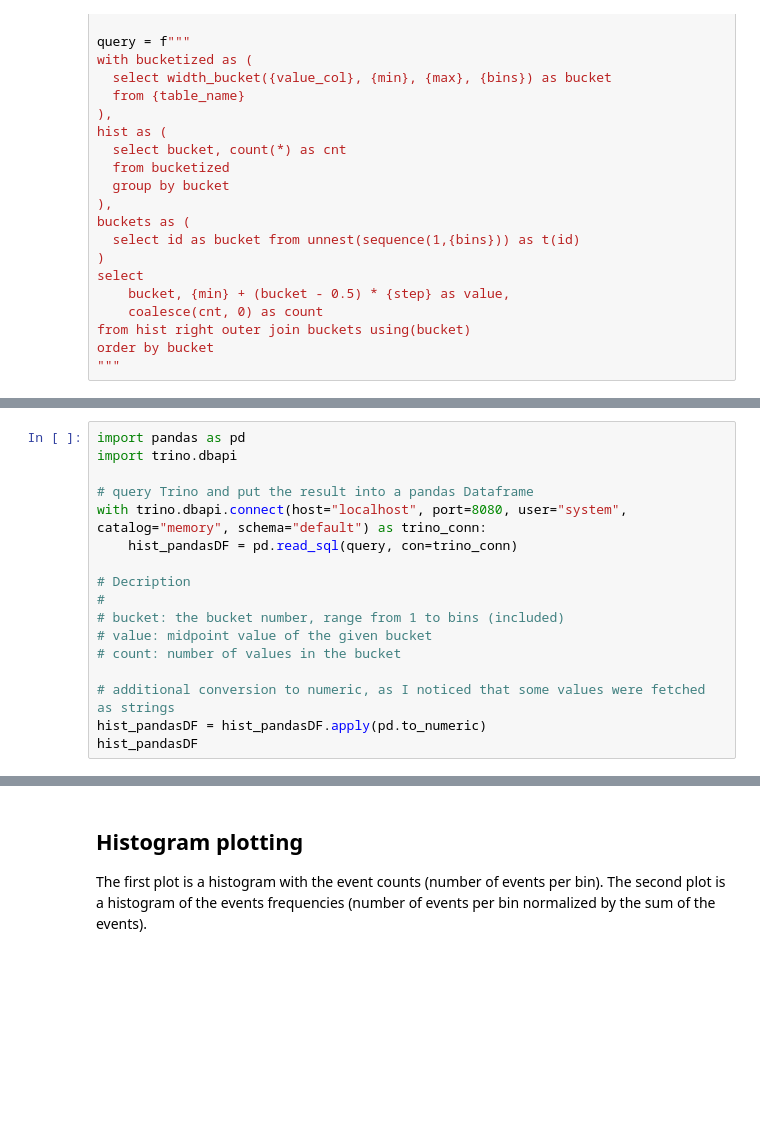
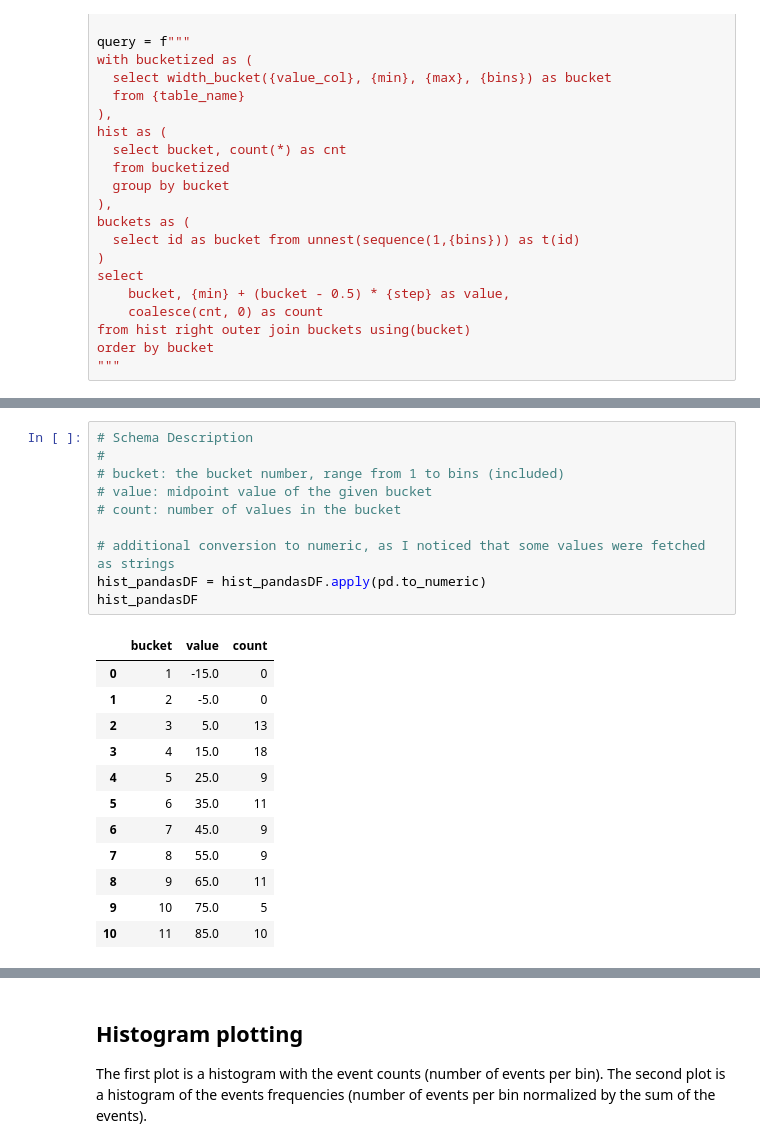
Before and after one commit to LucaCanali/Miscellaneous, a Jupyter notebook: Trino_Presto_Jupyter/Trino_histograms.ipynb, the cells around one changed output, grey strips where cells are left out. Saved outputs shown, nothing was run; the diff lists cells and outputs as text; blank space fills up the shorter version.

```diff
--- a/Trino_Presto_Jupyter/Trino_histograms.ipynb
+++ b/Trino_Presto_Jupyter/Trino_histograms.ipynb
@@ -65,20 +75,26 @@ order by bucket
 # %%
-import pandas as pd
-import trino.dbapi
-
-# query Trino and put the result into a pandas Dataframe
-with trino.dbapi.connect(host="localhost", port=8080, user="system", catalog="memory", schema="default") as trino_conn:
-    hist_pandasDF = pd.read_sql(query, con=trino_conn)
-
-# Decription
+# Schema Description
 #
 # bucket: the bucket number, range from 1 to bins (included)
 # value: midpoint value of the given bucket
 # count: number of values in the bucket
 
 # additional conversion to numeric, as I noticed that some values were fetched as strings
 hist_pandasDF = hist_pandasDF.apply(pd.to_numeric)
 hist_pandasDF
+# %% [output]
+|  | bucket | value | count |
+| 0 | 1 | -15.0 | 0 |
+| 1 | 2 | -5.0 | 0 |
+| 2 | 3 | 5.0 | 13 |
+| 3 | 4 | 15.0 | 18 |
+| 4 | 5 | 25.0 | 9 |
+| 5 | 6 | 35.0 | 11 |
+| 6 | 7 | 45.0 | 9 |
+| 7 | 8 | 55.0 | 9 |
+| 8 | 9 | 65.0 | 11 |
+| 9 | 10 | 75.0 | 5 |
+| 10 | 11 | 85.0 | 10 |
 # %%
 # Optionally normalize the event count into a frequency
 # dividing by the total number of events
```
Also changed, not shown: parts of 6 cells of this notebook.
